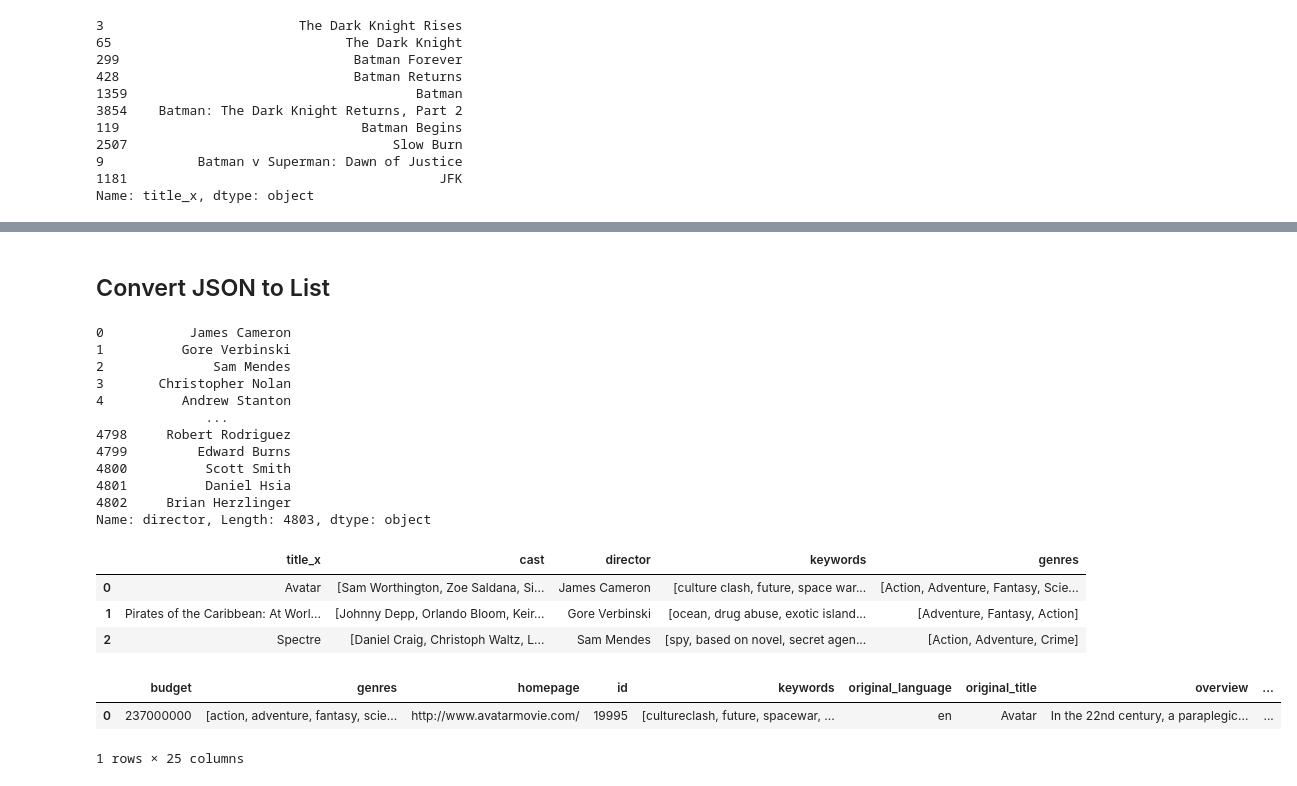
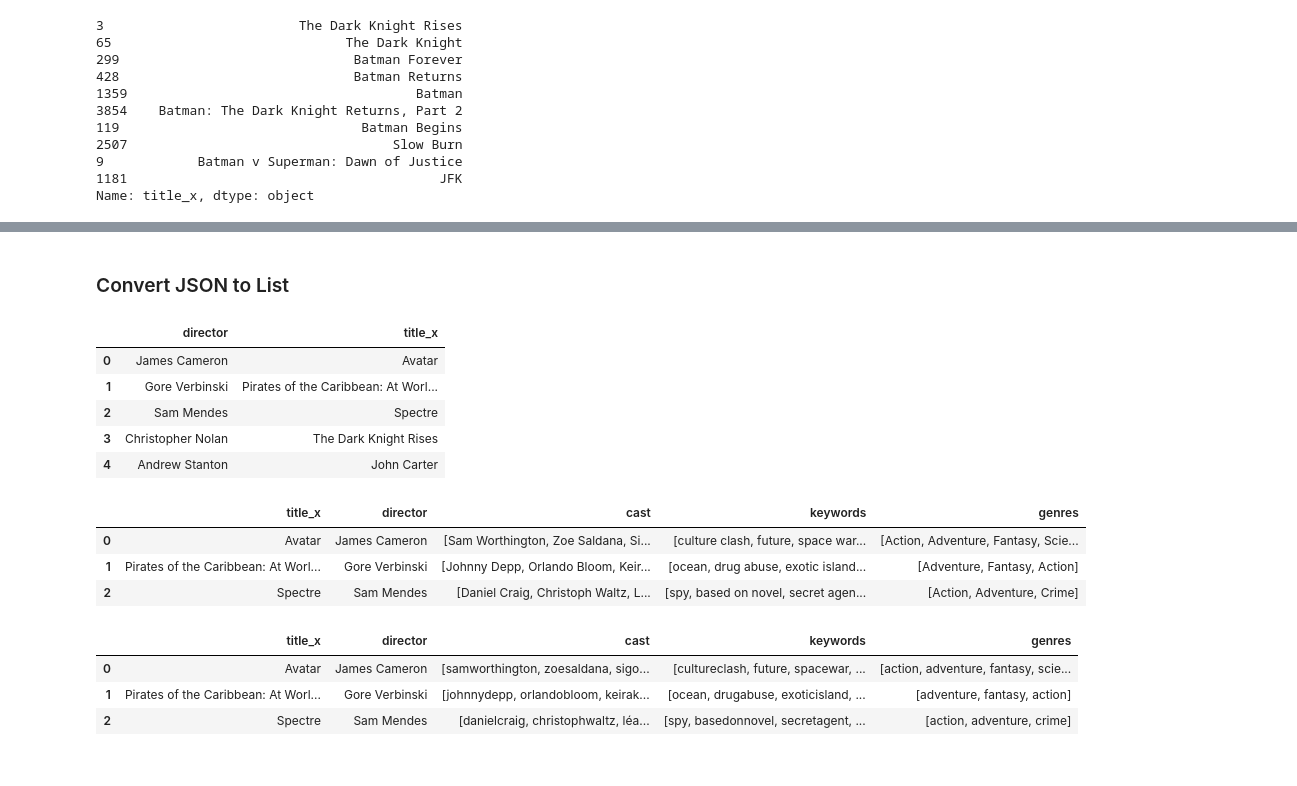
Before and after one commit to jsaurabh/Insight-Data-Science-Interview, a Jupyter notebook: TMDB5000.ipynb, the cells around one changed output, grey strips where cells are left out. Saved outputs shown, nothing was run; the diff lists cells and outputs as text; code cells hidden in the pictures.

```diff
--- a/TMDB5000.ipynb
+++ b/TMDB5000.ipynb
@@ -644,76 +635,43 @@ Name: title_x, dtype: object
 # %% [markdown]
-## Convert JSON to List
+### Convert JSON to List
 # %%
+#parse stringified objects
+pd.set_option('display.max_colwidth', 100)
 features = ['keywords', 'genres', 'cast', 'crew']
 for feature in features:
     data[feature] = data[feature].apply(ast.literal_eval)
-# %%
-def get_director(x):
-    for i in x:
-        if i['job'] == 'Director':
-            return i['name']
-    return np.nan
-
-def get_list(x, n = 5):
-    if isinstance(x, list):
-        names = [i['name'] for i in x]
-        if len(names) > n:
-            names = names[:n]
-        return names
-
-    return []
-
-def clean_list(x):
-    if isinstance(x, list):
-        return [str.lower(idx.replace(" ", "")) for idx in x]
-    else:
-        if isinstance(x, str):
-            return str.lower(x.replace(" ", ""))
-        else:
-            return ""
-
-def create_feature(x):
-    keywords = ' '.join(x['keywords'])
-    cast = ' '.join(x['cast'])
-    genre = ' '.join(x['genres'])
-    director = ''.join(x['director'])
-    return keywords + ' ' + cast + ' ' + genre + ' ' + director
 # %%
 data['director'] = data['crew'].apply(get_director)
 # %%
-data['director']
+data[['director', 'title_x']].head(5)
 # %% [output]
-0           James Cameron
-1          Gore Verbinski
-2              Sam Mendes
-3       Christopher Nolan
-4          Andrew Stanton
-              ...
-4798     Robert Rodriguez
-4799         Edward Burns
-4800          Scott Smith
-4801          Daniel Hsia
-4802     Brian Herzlinger
-Name: director, Length: 4803, dtype: object
+|  | director | title_x |
+| 0 | James Cameron | Avatar |
+| 1 | Gore Verbinski | Pirates of the Caribbean: At Worl... |
+| 2 | Sam Mendes | Spectre |
+| 3 | Christopher Nolan | The Dark Knight Rises |
+| 4 | Andrew Stanton | John Carter |
 # %%
 features = ['cast', 'keywords', 'genres']
 for feature in features:
     data[feature] = data[feature].apply(get_list)
 # %%
-data[['title_x', 'cast', 'director', 'keywords', 'genres']].head(3)
+cols = ['title_x', 'director', 'cast', 'keywords', 'genres']
+data[cols].head(3)
 # %% [output]
-|  | title_x | cast | director | keywords | genres |
-| 0 | Avatar | [Sam Worthington, Zoe Saldana, Si... | James Cameron | [culture clash, future, space war... | [Action, Adventure, Fantasy, Scie... |
-| 1 | Pirates of the Caribbean: At Worl... | [Johnny Depp, Orlando Bloom, Keir... | Gore Verbinski | [ocean, drug abuse, exotic island... | [Adventure, Fantasy, Action] |
-| 2 | Spectre | [Daniel Craig, Christoph Waltz, L... | Sam Mendes | [spy, based on novel, secret agen... | [Action, Adventure, Crime] |
+|  | title_x | director | cast | keywords | genres |
+| 0 | Avatar | James Cameron | [Sam Worthington, Zoe Saldana, Si... | [culture clash, future, space war... | [Action, Adventure, Fantasy, Scie... |
+| 1 | Pirates of the Caribbean: At Worl... | Gore Verbinski | [Johnny Depp, Orlando Bloom, Keir... | [ocean, drug abuse, exotic island... | [Adventure, Fantasy, Action] |
+| 2 | Spectre | Sam Mendes | [Daniel Craig, Christoph Waltz, L... | [spy, based on novel, secret agen... | [Action, Adventure, Crime] |
 # %%
-for feature in features + ['director']:
+for feature in features:
     data[feature] = data[feature].apply(clean_list)
 # %%
-data.head(1)
+data[cols].head(3)
 # %% [output]
-|  | budget | genres | homepage | id | keywords | original_language | original_title | overview | ... |
-| 0 | 237000000 | [action, adventure, fantasy, scie... | http://www.avatarmovie.com/ | 19995 | [cultureclash, future, spacewar, ... | en | Avatar | In the 22nd century, a paraplegic... | ... |
+|  | title_x | director | cast | keywords | genres |
+| 0 | Avatar | James Cameron | [samworthington, zoesaldana, sigo... | [cultureclash, future, spacewar, ... | [action, adventure, fantasy, scie... |
+| 1 | Pirates of the Caribbean: At Worl... | Gore Verbinski | [johnnydepp, orlandobloom, keirak... | [ocean, drugabuse, exoticisland, ... | [adventure, fantasy, action] |
+| 2 | Spectre | Sam Mendes | [danielcraig, christophwaltz, léa... | [spy, basedonnovel, secretagent, ... | [action, adventure, crime] |
-1 rows × 25 columns
 # %%
 data['feature'] = data.apply(create_feature, axis = 1)
```
Also changed, not shown: parts of 32 cells of this notebook, 1 other file.
